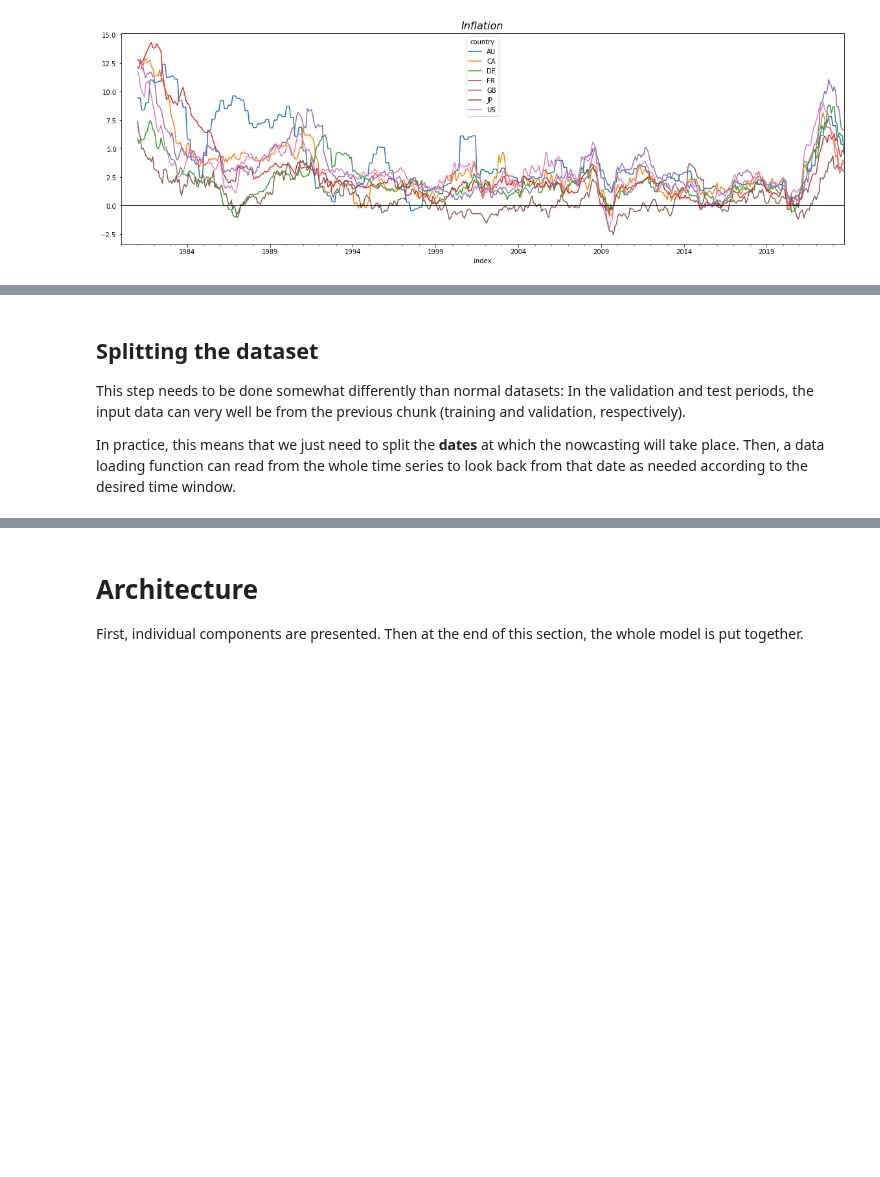
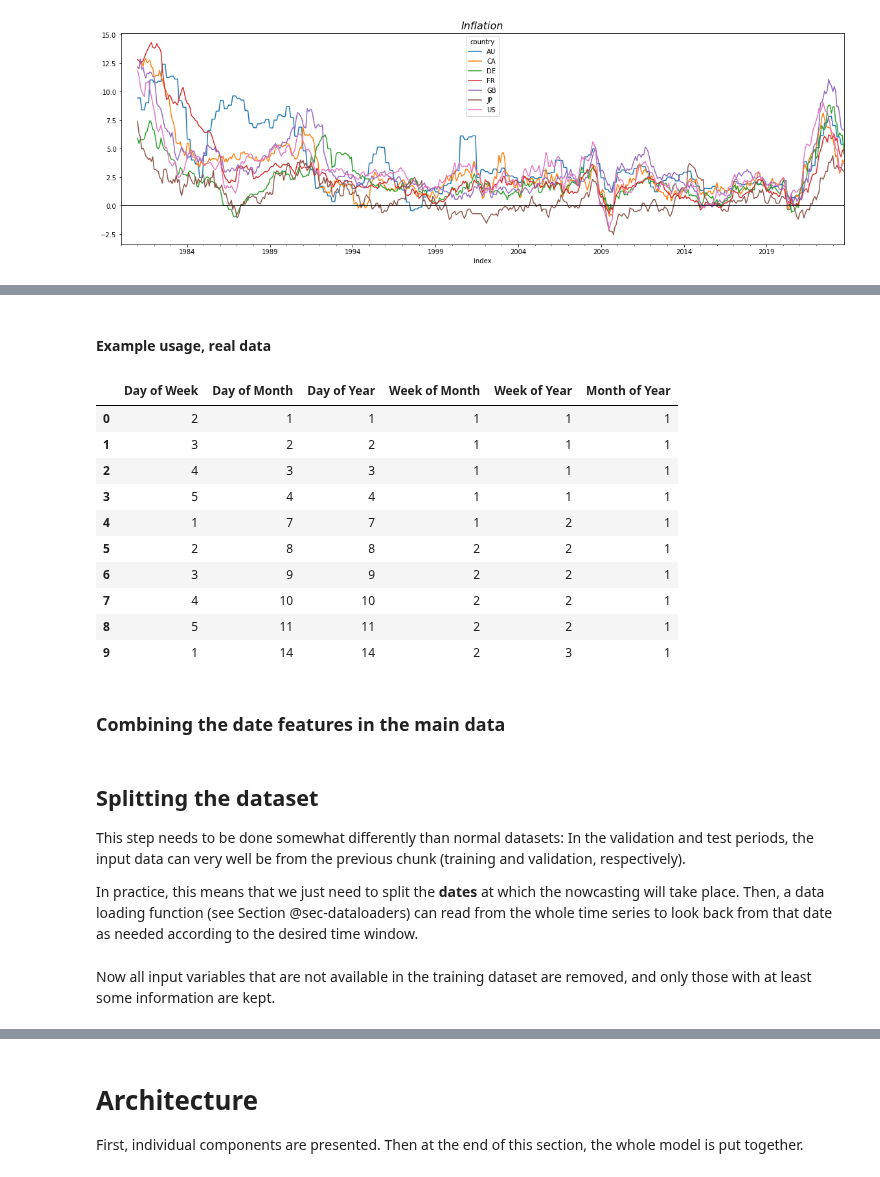
Before and after one commit to dkgaraujo/TemporalFusionTransformers, a Jupyter notebook: temporal_fusion_transformers.ipynb, the cells around one changed output, grey strips where cells are left out. Saved outputs shown, nothing was run; the diff lists cells and outputs as text; code cells hidden in the pictures; blank space fills up the shorter version.

```diff
--- a/temporal_fusion_transformers.ipynb
+++ b/temporal_fusion_transformers.ipynb
@@ -103,0 +108,13 @@ plt.show()
+# %%
+def date_features(
+    date_range, # Range of dates for which to create date features
+)->pd.DataFrame: # Categorical date features
+    "Categorical features for each day in a range of dates"
+    return pd.DataFrame({
+        'Day of Week': date_range.dayofweek + 1, # This is the only date feature with zeros, which are masked out
+        'Day of Month': date_range.day,
+        'Day of Year': date_range.dayofyear,
+        'Week of Month': (date_range.day - 1) // 7 + 1,
+        'Week of Year': pd.Index(date_range.isocalendar().week).astype('int32'),
+        'Month of Year': date_range.month
+    })
@@ -103,0 +139,20 @@ plt.show()
+# %% [markdown]
+#### Example usage, real data
+# %%
+#| code-fold: show
+
+date_features(df_input.index)[:10]
+# %% [output]
+|  | Day of Week | Day of Month | Day of Year | Week of Month | Week of Year | Month of Year |
+| 0 | 2 | 1 | 1 | 1 | 1 | 1 |
+| 1 | 3 | 2 | 2 | 1 | 1 | 1 |
+| 2 | 4 | 3 | 3 | 1 | 1 | 1 |
+| 3 | 5 | 4 | 4 | 1 | 1 | 1 |
+| 4 | 1 | 7 | 7 | 1 | 2 | 1 |
+| 5 | 2 | 8 | 8 | 2 | 2 | 1 |
+| 6 | 3 | 9 | 9 | 2 | 2 | 1 |
+| 7 | 4 | 10 | 10 | 2 | 2 | 1 |
+| 8 | 5 | 11 | 11 | 2 | 2 | 1 |
+| 9 | 1 | 14 | 14 | 2 | 3 | 1 |
+# %% [markdown]
+### Combining the date features in the main data
@@ -106,7 +165,7 @@ plt.show()
 
 This step needs to be done somewhat differently than normal datasets: In the validation and test periods, the input data can very well be from the previous chunk (training and validation, respectively).
 
-In practice, this means that we just need to split the **dates** at which the nowcasting will take place. Then, a data loading function can read from the whole time series to look back from that date as needed according to the desired time window.
+In practice, this means that we just need to split the **dates** at which the nowcasting will take place. Then, a data loading function (see Section @sec-dataloaders) can read from the whole time series to look back from that date as needed according to the desired time window.
 # %%
 start_date = df_input.index.min()
 end_date = df_input.index.max()
@@ -116,3 +175,5 @@ cutoff_date_valid = pd.to_datetime('2020-01-01')
 dates_train = pd.date_range(start_date, cutoff_date_train - timedelta(days=1))
 dates_valid = pd.date_range(cutoff_date_train, cutoff_date_valid - timedelta(days=1))
 dates_test = pd.date_range(cutoff_date_valid, end_date)
+# %% [markdown]
+Now all input variables that are not available in the training dataset are removed, and only those with at least some information are kept.
```
Also changed, not shown: parts of 87 cells of this notebook, 1 other file.
